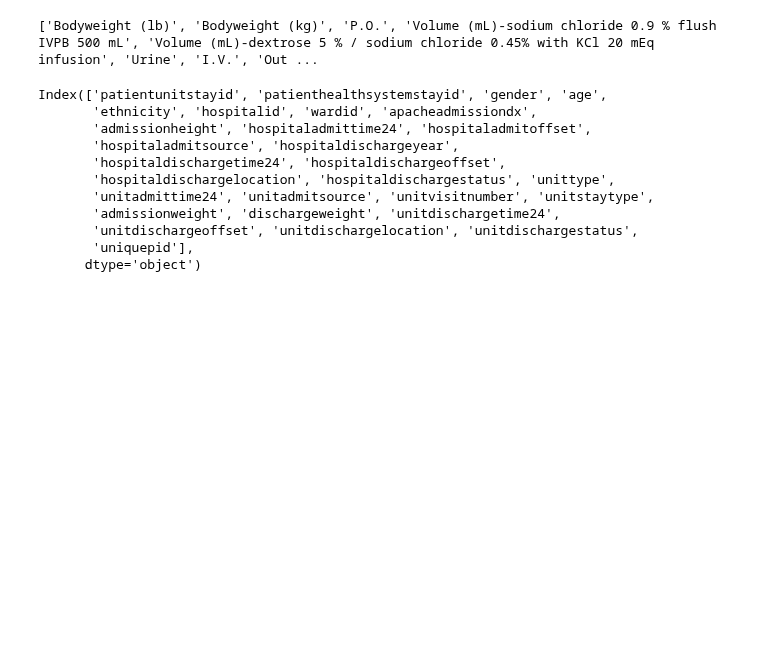
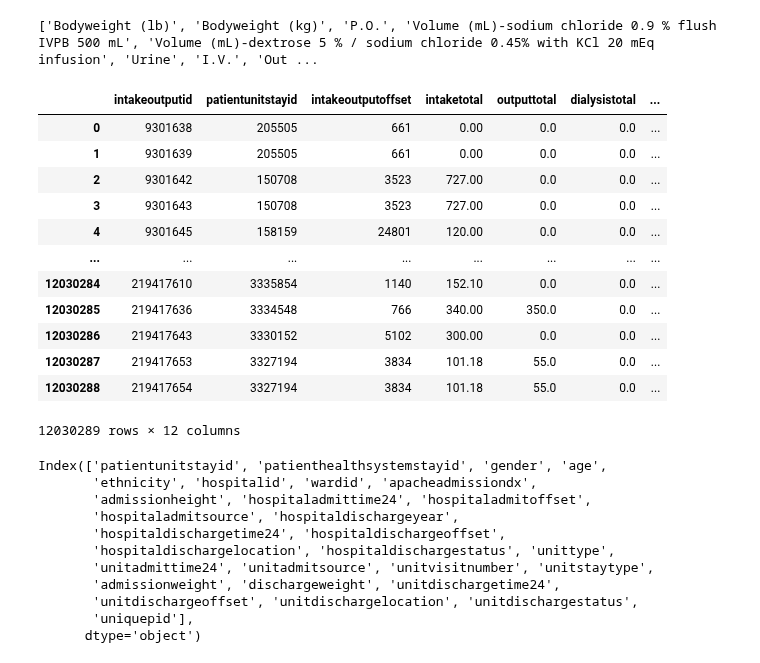
Before and after one commit to michelraskin/ttmhte, a Jupyter notebook: eICU/eICU.ipynb, the cells around one changed output. Drawn from its saved outputs; the diff is of its cells as text; code cells hidden in the pictures; blank space fills up the shorter version.

```diff
--- a/eICU/eICU.ipynb
+++ b/eICU/eICU.ipynb
@@ -40,6 +40,22 @@ patients_df = pd.read_csv(database_folder+'intakeOutput.csv')
 print(patients_df.celllabel.unique().tolist())
 # %% [output]
 ['Bodyweight (lb)', 'Bodyweight (kg)', 'P.O.', 'Volume (mL)-sodium chloride 0.9 % flush IVPB 500 mL', 'Volume (mL)-dextrose 5 % / sodium chloride 0.45% with KCl 20 mEq infusion', 'Urine', 'I.V.', 'Out ...
+# %%
+patients_df
+# %% [output]
+|  | intakeoutputid | patientunitstayid | intakeoutputoffset | intaketotal | outputtotal | dialysistotal | ... |
+| 0 | 9301638 | 205505 | 661 | 0.00 | 0.0 | 0.0 | ... |
+| 1 | 9301639 | 205505 | 661 | 0.00 | 0.0 | 0.0 | ... |
+| 2 | 9301642 | 150708 | 3523 | 727.00 | 0.0 | 0.0 | ... |
+| 3 | 9301643 | 150708 | 3523 | 727.00 | 0.0 | 0.0 | ... |
+| 4 | 9301645 | 158159 | 24801 | 120.00 | 0.0 | 0.0 | ... |
+| ... | ... | ... | ... | ... | ... | ... | ... |
+| 12030284 | 219417610 | 3335854 | 1140 | 152.10 | 0.0 | 0.0 | ... |
+| 12030285 | 219417636 | 3334548 | 766 | 340.00 | 350.0 | 0.0 | ... |
+| 12030286 | 219417643 | 3330152 | 5102 | 300.00 | 0.0 | 0.0 | ... |
+| 12030287 | 219417653 | 3327194 | 3834 | 101.18 | 55.0 | 0.0 | ... |
+| 12030288 | 219417654 | 3327194 | 3834 | 101.18 | 55.0 | 0.0 | ... |
+12030289 rows × 12 columns
 # %%
 patients_df = pd.read_csv(database_folder+'patient.csv')
 # %%
```
Also changed, not shown: parts of 14 cells of this notebook, 3 other files.
